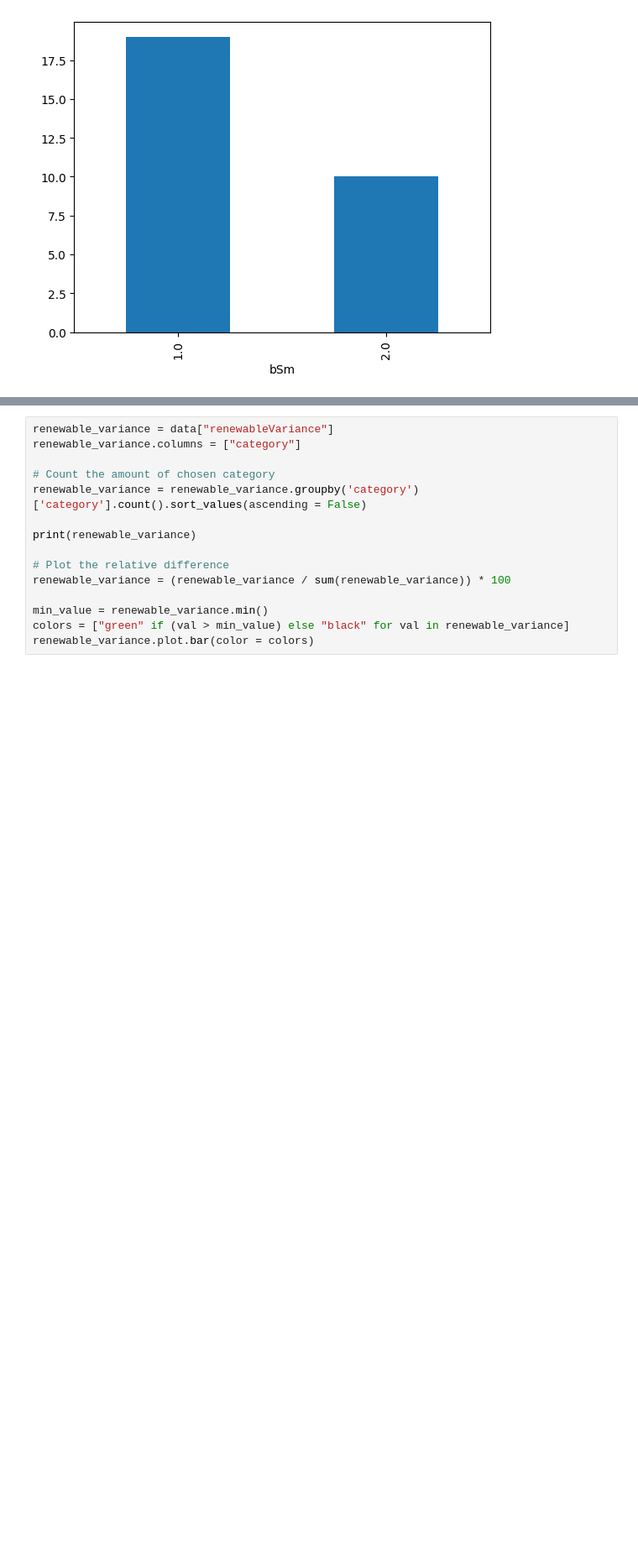
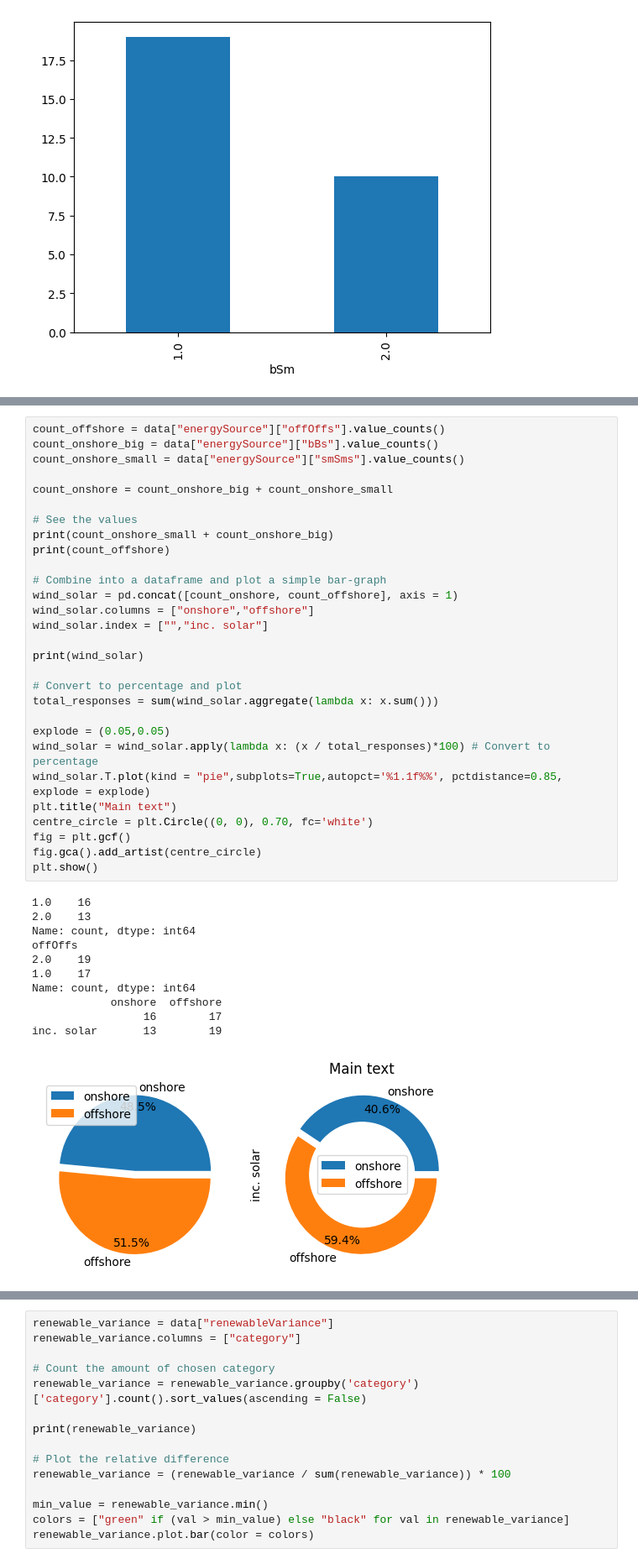
Before and after one commit to JavedMS/Mapping_Workshops_EFF, a Jupyter notebook: main.ipynb, the cells around one changed output, grey strips where cells are left out. Shown at 84% size. Cells and saved outputs as stored; diff of their text form; blank space fills up the shorter version.

```diff
--- a/main.ipynb
+++ b/main.ipynb
@@ -118,0 +138,41 @@ top_words = word_counts.nlargest(10)
+# %%
+count_offshore = data["energySource"]["offOffs"].value_counts()
+count_onshore_big = data["energySource"]["bBs"].value_counts()
+count_onshore_small = data["energySource"]["smSms"].value_counts()
+
+count_onshore = count_onshore_big + count_onshore_small
+
+# See the values
+print(count_onshore_small + count_onshore_big)
+print(count_offshore)
+
+# Combine into a dataframe and plot a simple bar-graph
+wind_solar = pd.concat([count_onshore, count_offshore], axis = 1)
+wind_solar.columns = ["onshore","offshore"]
+wind_solar.index = ["","inc. solar"]
+
+print(wind_solar)
+
+# Convert to percentage and plot
+total_responses = sum(wind_solar.aggregate(lambda x: x.sum()))
+
+explode = (0.05,0.05)
+wind_solar = wind_solar.apply(lambda x: (x / total_responses)*100) # Convert to percentage
+wind_solar.T.plot(kind = "pie",subplots=True,autopct='%1.1f%%', pctdistance=0.85, explode = explode)
+plt.title("Main text")
+centre_circle = plt.Circle((0, 0), 0.70, fc='white')
+fig = plt.gcf()
+fig.gca().add_artist(centre_circle)
+plt.show()
+# %% [output]
+1.0    16
+2.0    13
+Name: count, dtype: int64
+offOffs
+2.0    19
+1.0    17
+Name: count, dtype: int64
+            onshore  offshore
+                 16        17
+inc. solar       13        19
+[figure, added]
```
Also changed, not shown: parts of 21 cells of this notebook, 7 other files.
